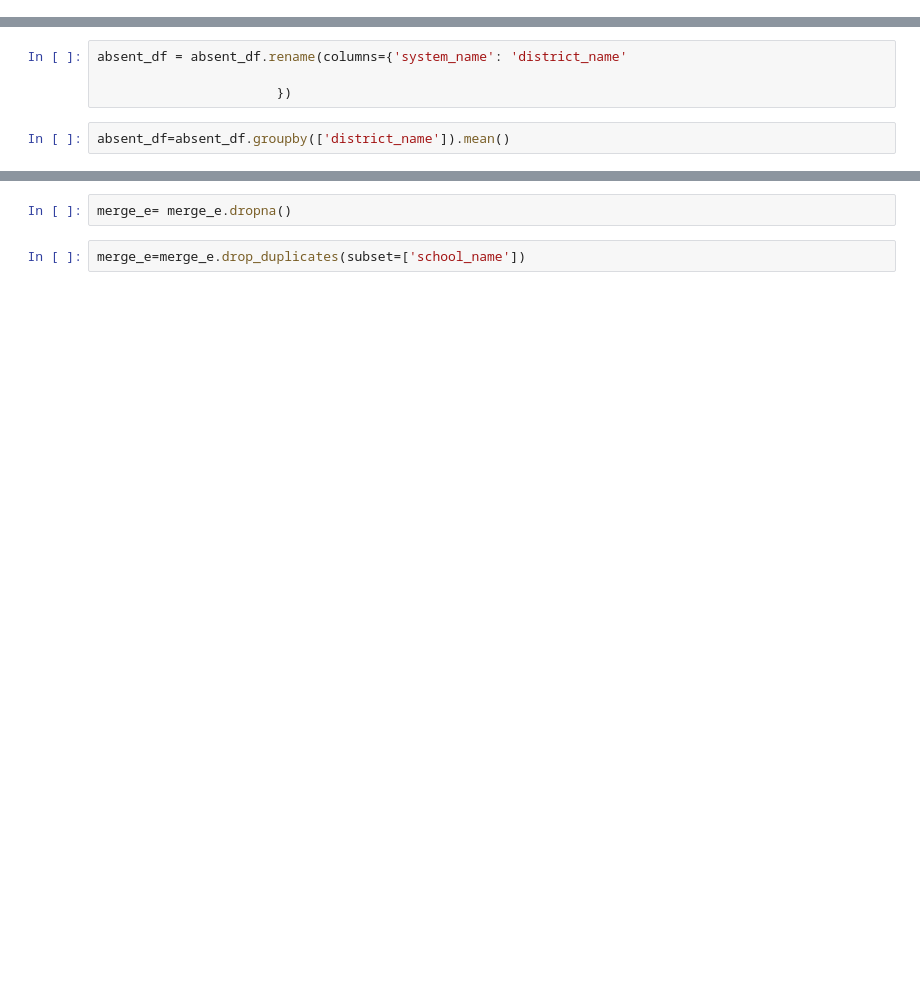
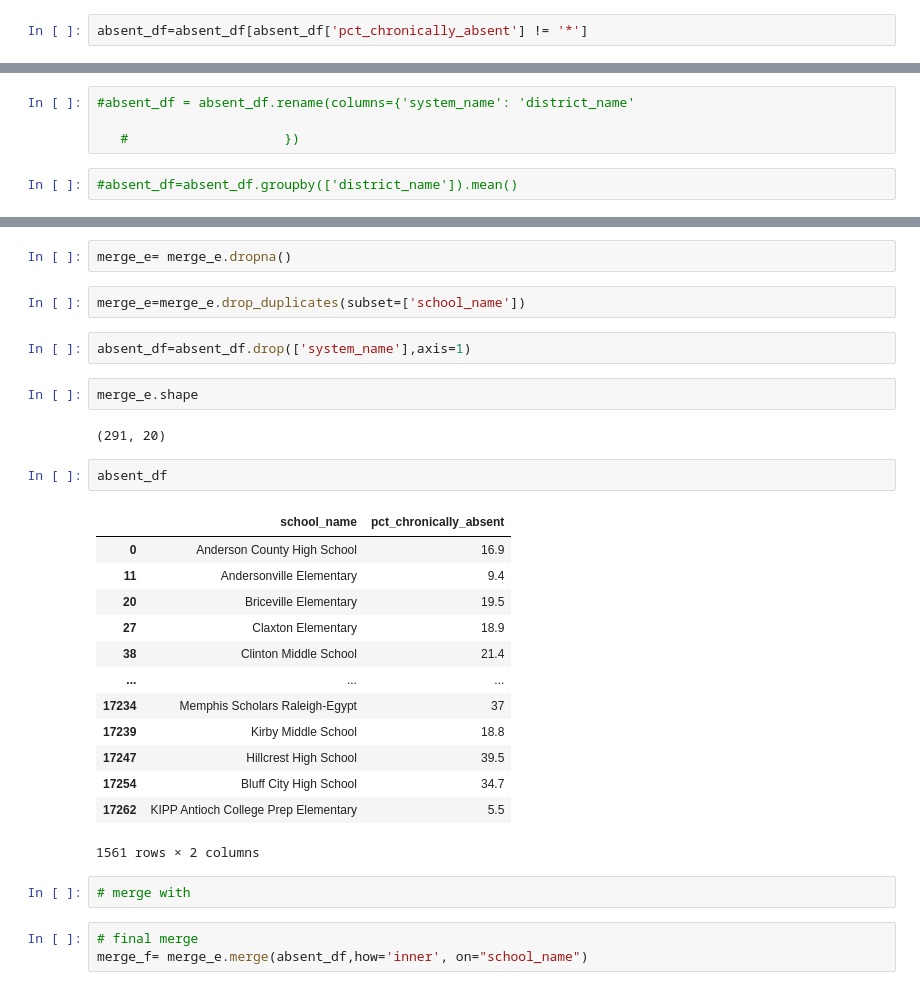
Before and after one commit to matthgray/nss_capstone, a Jupyter notebook: notebook/nashville_cleaning_data.ipynb, the cells around one changed output, grey strips where cells are left out. Drawn from its saved outputs; the diff is of its cells as text; blank space fills up the shorter version.

```diff
--- a/notebook/nashville_cleaning_data.ipynb
+++ b/notebook/nashville_cleaning_data.ipynb
@@ -35 +31,3 @@ absent_df=absent_df[absent_df['pct_chronically_absent'] != 0]
+# %%
+absent_df=absent_df[absent_df['pct_chronically_absent'] != '*']
 # %%
@@ -58,8 +47,8 @@ finance_df.shape
 # %%
-absent_df = absent_df.rename(columns={'system_name': 'district_name'
+#absent_df = absent_df.rename(columns={'system_name': 'district_name'
 
-                       })
+   #                    })
 # %%
-absent_df=absent_df.groupby(['district_name']).mean()
+#absent_df=absent_df.groupby(['district_name']).mean()
 # %%
 # merge by district
@@ -615,3 +505,30 @@ merge_e.shape
 merge_e= merge_e.dropna()
 # %%
 merge_e=merge_e.drop_duplicates(subset=['school_name'])
+# %%
+absent_df=absent_df.drop(['system_name'],axis=1)
+# %%
+merge_e.shape
+# %% [output]
+(291, 20)
+# %%
+absent_df
+# %% [output]
+|  | school_name | pct_chronically_absent |
+| 0 | Anderson County High School | 16.9 |
+| 11 | Andersonville Elementary | 9.4 |
+| 20 | Briceville Elementary | 19.5 |
+| 27 | Claxton Elementary | 18.9 |
+| 38 | Clinton Middle School | 21.4 |
+| ... | ... | ... |
+| 17234 | Memphis Scholars Raleigh-Egypt | 37 |
+| 17239 | Kirby Middle School | 18.8 |
+| 17247 | Hillcrest High School | 39.5 |
+| 17254 | Bluff City High School | 34.7 |
+| 17262 | KIPP Antioch College Prep Elementary | 5.5 |
+1561 rows × 2 columns
+# %%
+# merge with
+# %%
+# final merge
+merge_f= merge_e.merge(absent_df,how='inner', on="school_name")
```
Also changed, not shown: parts of 87 cells of this notebook, 4 other files.
